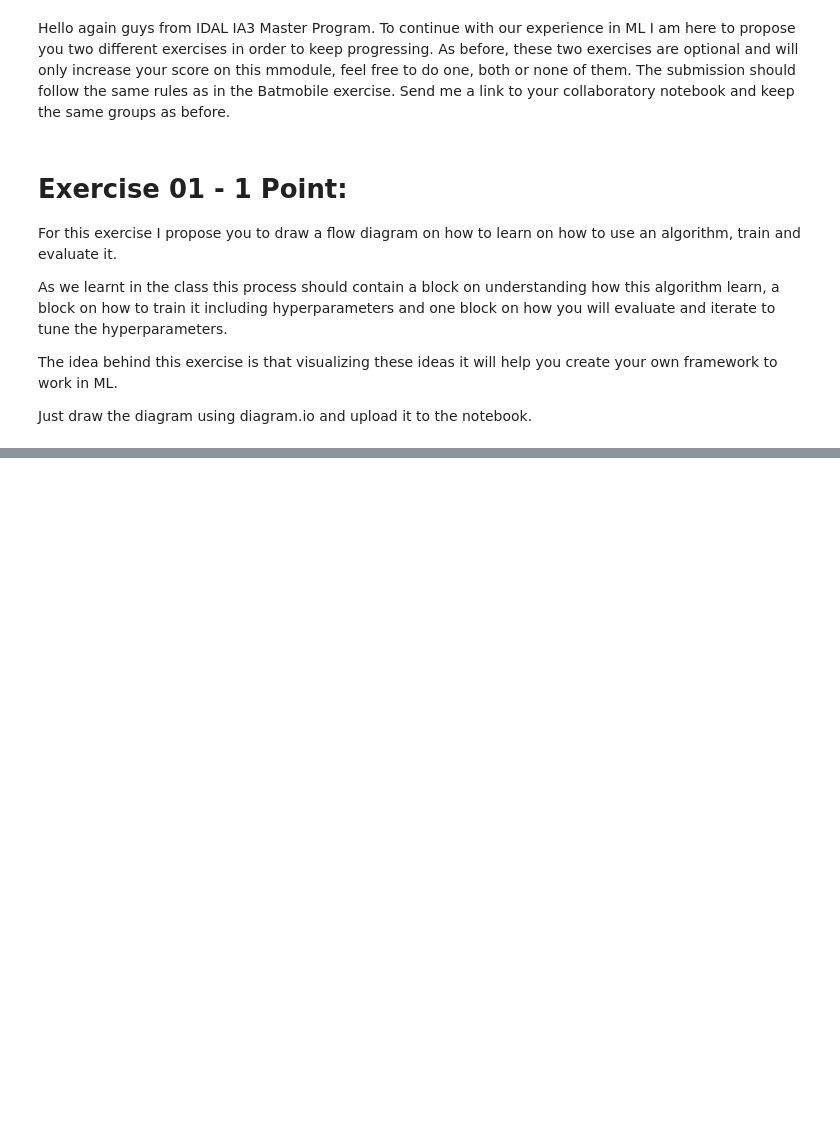
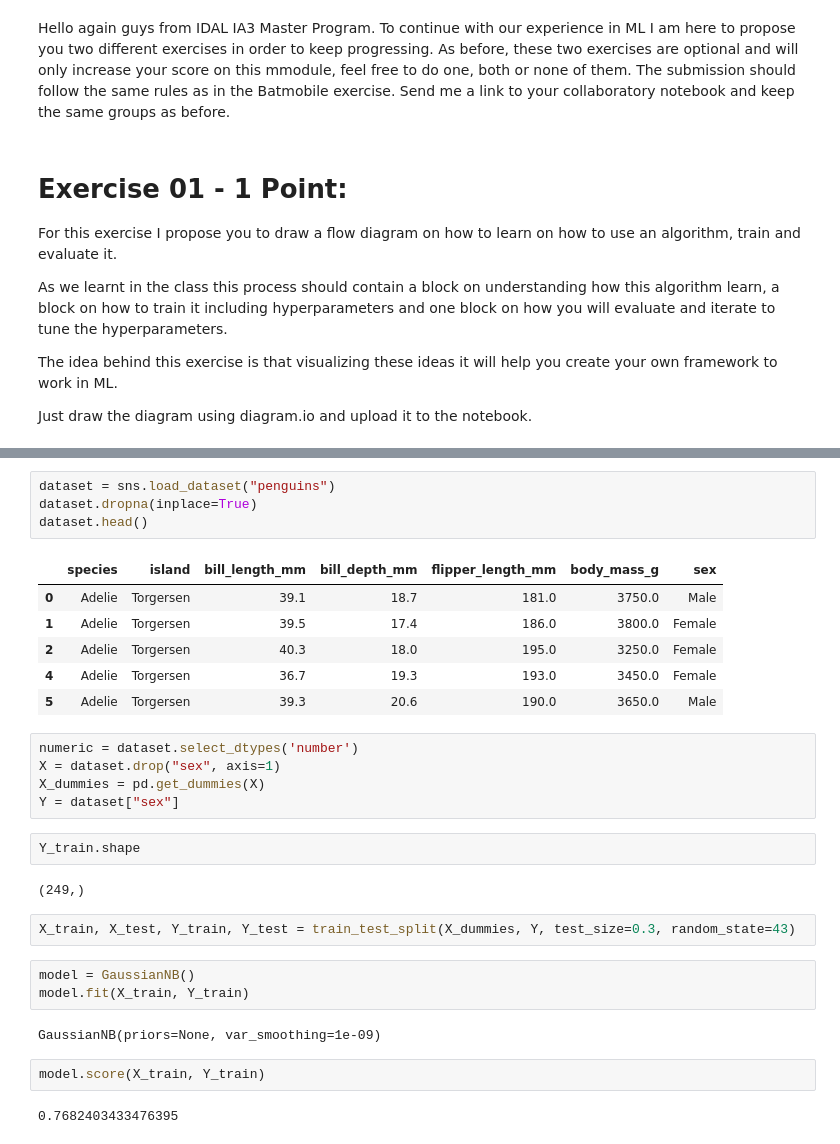
Before and after one commit to AnnaSkrb/IDAL_IA3_Anna, a Jupyter notebook: Copia_de_ML_Exercises.ipynb, the cells around one changed output, grey strips where cells are left out. Drawn from its saved outputs; the diff is of its cells as text; blank space fills up the shorter version.

```diff
--- a/Copia_de_ML_Exercises.ipynb
+++ b/Copia_de_ML_Exercises.ipynb
@@ -26,0 +35,31 @@ Please choose one of the previous algorithms, do the classification exercise and
+# %%
+dataset = sns.load_dataset("penguins")
+dataset.dropna(inplace=True)
+dataset.head()
+# %% [output]
+|  | species | island | bill_length_mm | bill_depth_mm | flipper_length_mm | body_mass_g | sex |
+| 0 | Adelie | Torgersen | 39.1 | 18.7 | 181.0 | 3750.0 | Male |
+| 1 | Adelie | Torgersen | 39.5 | 17.4 | 186.0 | 3800.0 | Female |
+| 2 | Adelie | Torgersen | 40.3 | 18.0 | 195.0 | 3250.0 | Female |
+| 4 | Adelie | Torgersen | 36.7 | 19.3 | 193.0 | 3450.0 | Female |
+| 5 | Adelie | Torgersen | 39.3 | 20.6 | 190.0 | 3650.0 | Male |
+# %%
+numeric = dataset.select_dtypes('number')
+X = dataset.drop("sex", axis=1)
+X_dummies = pd.get_dummies(X)
+Y = dataset["sex"]
+# %%
+Y_train.shape
+# %% [output]
+(249,)
+# %%
+X_train, X_test, Y_train, Y_test = train_test_split(X_dummies, Y, test_size=0.3, random_state=43)
+# %%
+model = GaussianNB()
+model.fit(X_train, Y_train)
+# %% [output]
+GaussianNB(priors=None, var_smoothing=1e-09)
+# %%
+model.score(X_train, Y_train)
+# %% [output]
+0.7682403433476395
```
Also changed, not shown: parts of 5 cells of this notebook.
